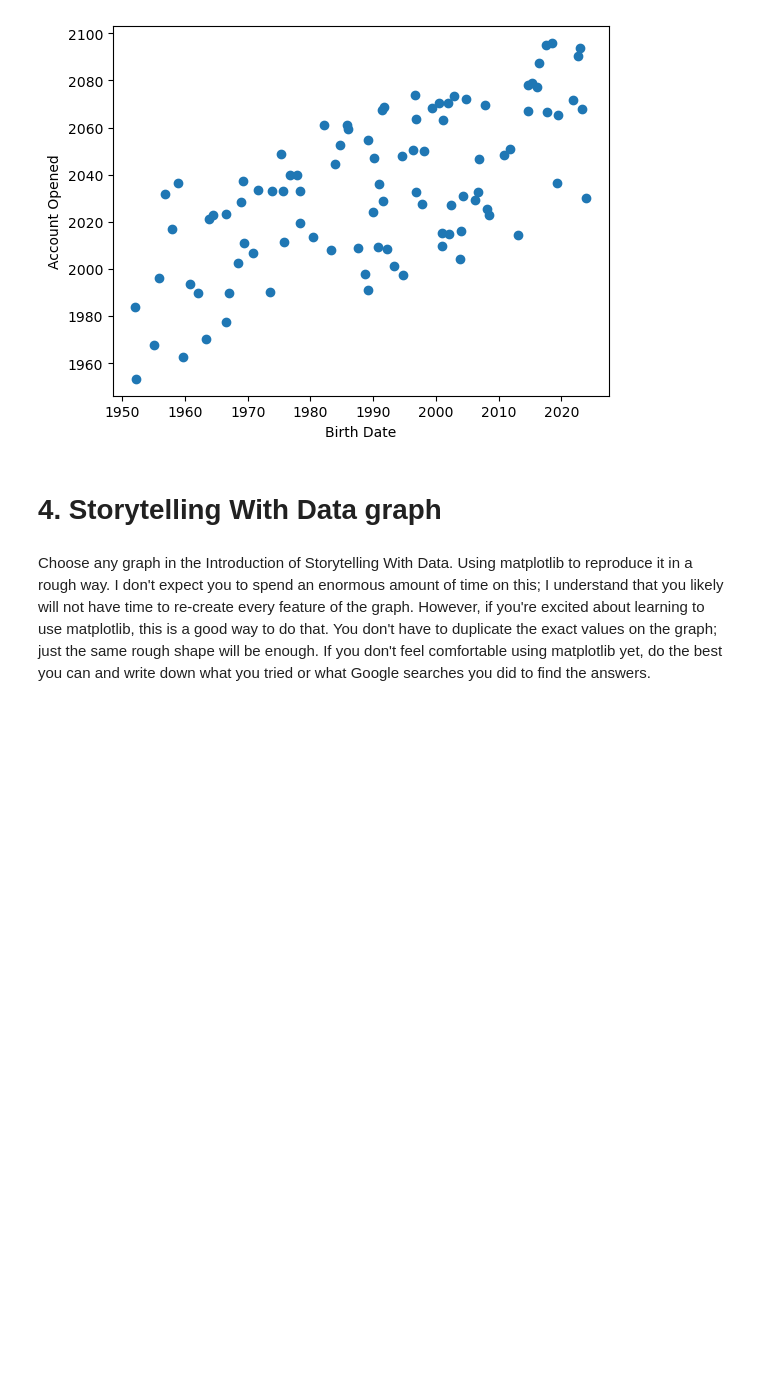
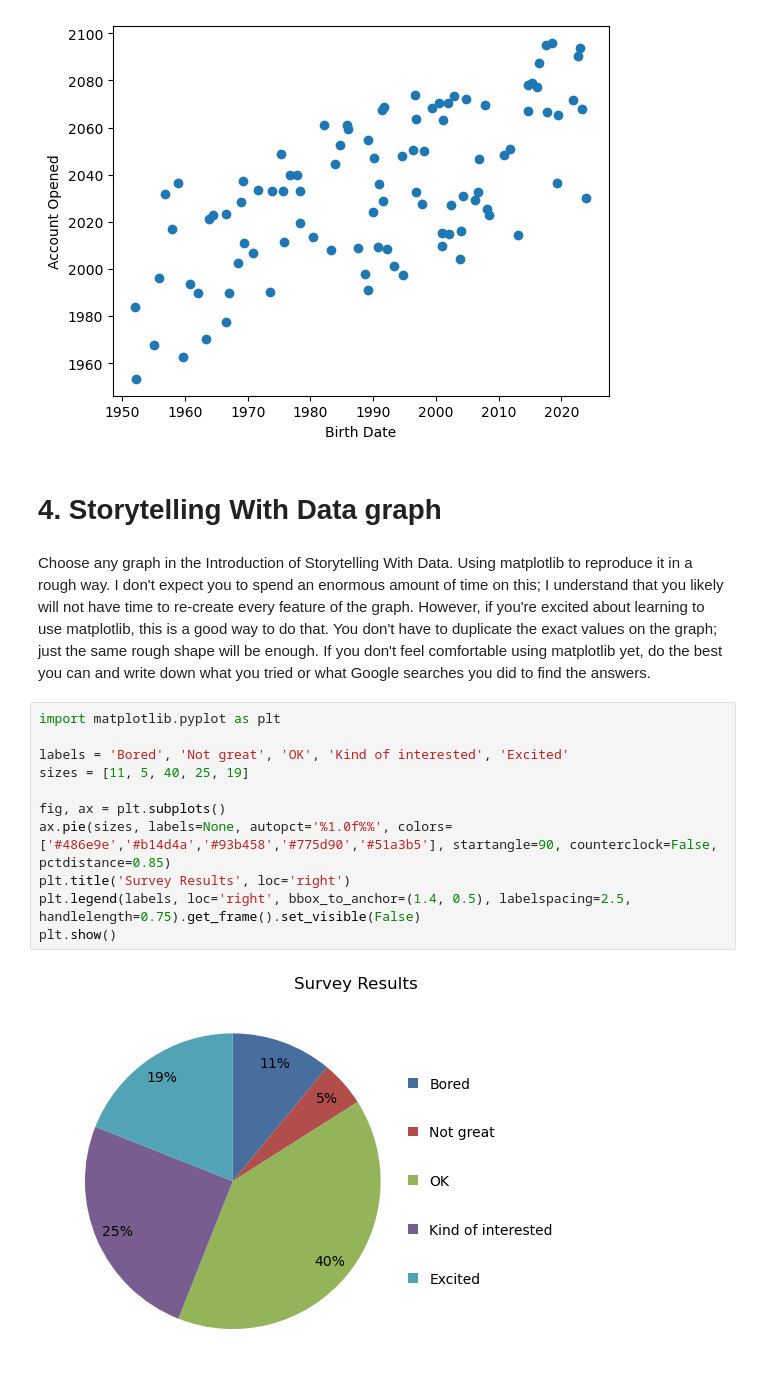
Before and after one commit to famorcam14/AI-for-leaders, a Jupyter notebook: OMDS-ModB2-Week1-Famorca-Mickal.ipynb, the cells around one changed output. Cells and saved outputs as stored; diff of their text form; blank space fills up the shorter version.

```diff
--- a/OMDS-ModB2-Week1-Famorca-Mickal.ipynb
+++ b/OMDS-ModB2-Week1-Famorca-Mickal.ipynb
@@ -534,3 +530,16 @@ Text(0.5, 0, 'Birth Date')
 # 4. Storytelling With Data graph
 # %% [markdown]
 Choose any graph in the Introduction of Storytelling With Data.  Using matplotlib to reproduce it in a rough way.  I don't expect you to spend an enormous amount of time on this; I understand that you likely will not have time to re-create every feature of the graph.  However, if you're excited about learning to use matplotlib, this is a good way to do that.  You don't have to duplicate the exact values on the graph; just the same rough shape will be enough.  If you don't feel comfortable using matplotlib yet, do the best you can and write down what you tried or what Google searches you did to find the answers.
+# %%
+import matplotlib.pyplot as plt
+
+labels = 'Bored', 'Not great', 'OK', 'Kind of interested', 'Excited'
+sizes = [11, 5, 40, 25, 19]
+
+fig, ax = plt.subplots()
+ax.pie(sizes, labels=None, autopct='%1.0f%%', colors=['#486e9e','#b14d4a','#93b458','#775d90','#51a3b5'], startangle=90, counterclock=False, pctdistance=0.85)
+plt.title('Survey Results', loc='right')
+plt.legend(labels, loc='right', bbox_to_anchor=(1.4, 0.5), labelspacing=2.5, handlelength=0.75).get_frame().set_visible(False)
+plt.show()
+# %% [output]
+[figure, added]
```
Also changed, not shown: parts of 2 cells of this notebook, 2 other files.
